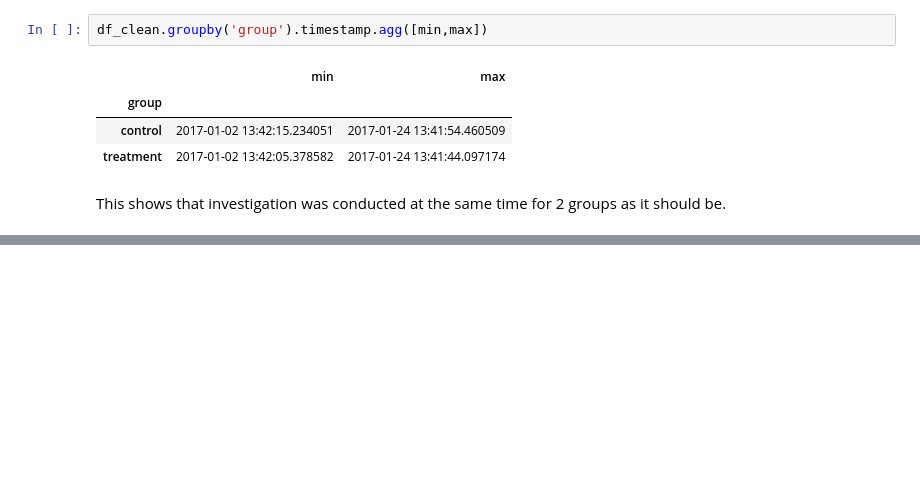
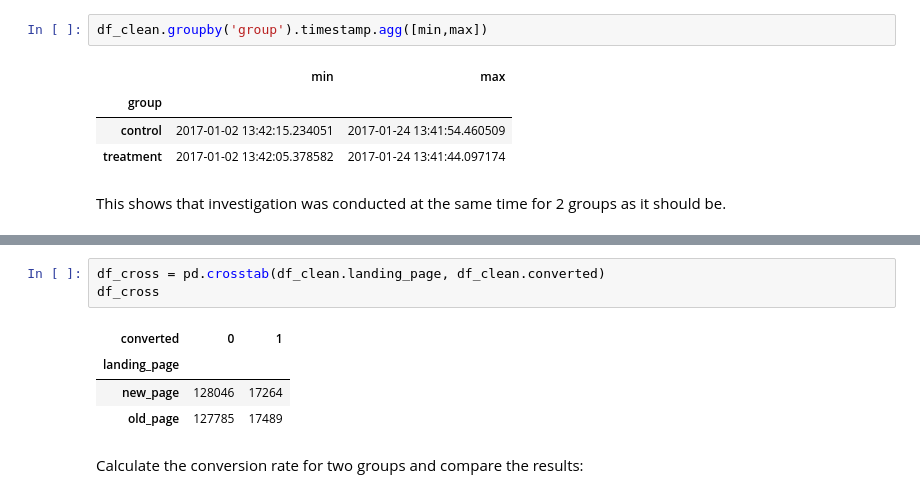
Before and after one commit to anton-fedarenka/AB-testing, a Jupyter notebook: ab_test.ipynb, the cells around one changed output, grey strips where cells are left out. Saved outputs shown, nothing was run; the diff lists cells and outputs as text; blank space fills up the shorter version.

```diff
--- a/ab_test.ipynb
+++ b/ab_test.ipynb
@@ -197,0 +167,10 @@ chi2(crosstab)
+# %%
+df_cross = pd.crosstab(df_clean.landing_page, df_clean.converted)
+df_cross
+# %% [output]
+| converted | 0 | 1 |
+| landing_page |  |  |
+| new_page | 128046 | 17264 |
+| old_page | 127785 | 17489 |
+# %% [markdown]
+Calculate the conversion rate for two groups and compare the results:
```
Also changed, not shown: parts of 20 cells of this notebook, 1 other file.
